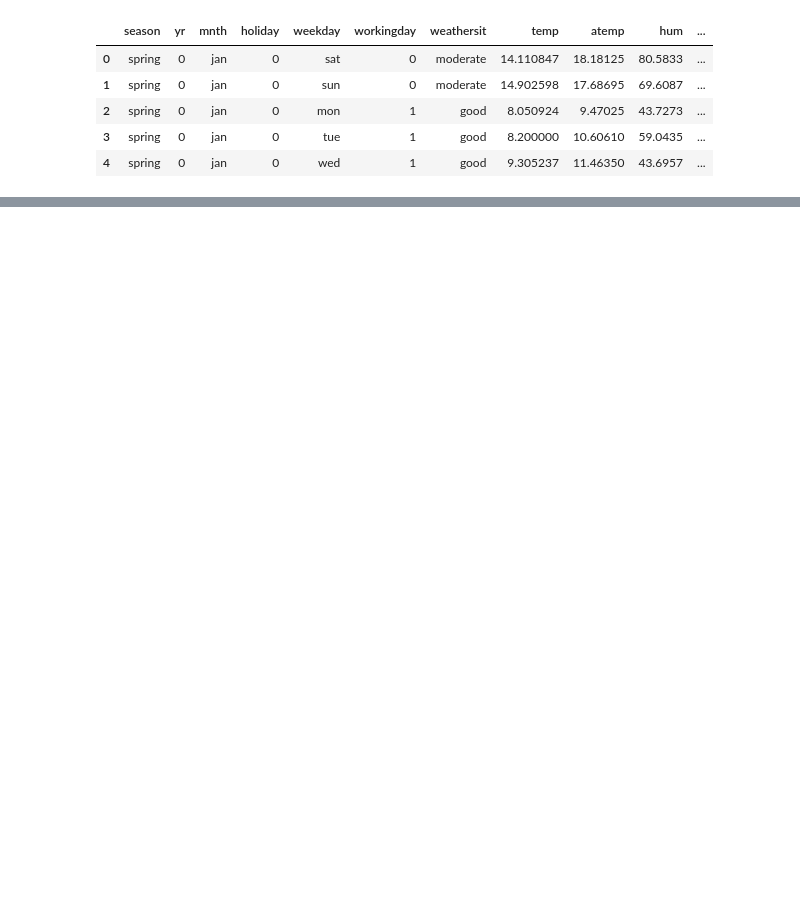
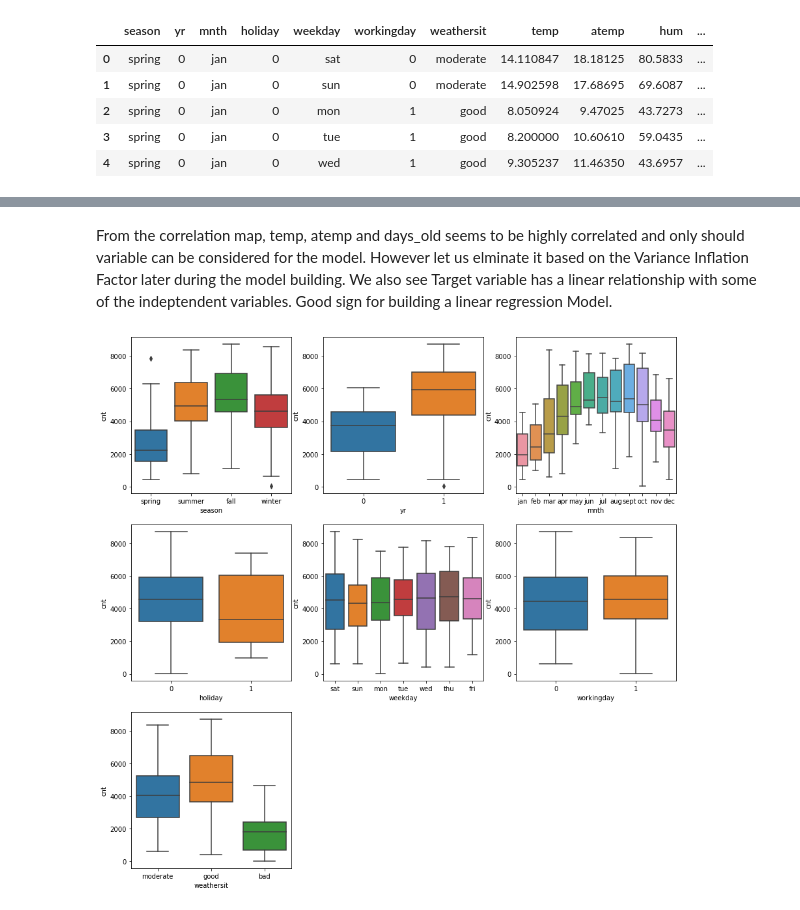
Before and after one commit to Lovababu-pindi/Linear_Regression_bike_sharing_assignment, a Jupyter notebook: Linear_Regression_bike_sharing_assignment.ipynb, the cells around one changed output, grey strips where cells are left out. Cells and saved outputs as stored; diff of their text form; code cells hidden in the pictures; blank space fills up the shorter version.

```diff
--- a/Linear_Regression_bike_sharing_assignment.ipynb
+++ b/Linear_Regression_bike_sharing_assignment.ipynb
@@ -184,0 +153,10 @@ for col in cols:
+# %%
+# Draw box plots for indepent variables with continuous values
+cols = ['temp', 'atemp', 'hum', 'windspeed']
+plt.figure(figsize=(18,4))
+
+i = 1
+for col in cols:
+    plt.subplot(1,4,i)
+    sns.boxplot(y=col, data=bike_sharing_data)
+    i+=1
@@ -208,0 +227,14 @@ bikeSharing_df.head()
+# %% [markdown]
+From the correlation map, temp, atemp and days_old seems to be highly correlated and only should variable can be considered for the model. However let us elminate it based on the Variance Inflation Factor later during the model building.
+We also see Target variable has a linear relationship with some of the indeptendent variables. Good sign for building a linear regression Model.
+# %%
+#Analysing Categorical Variabels with target variables
+# Boxplot for categorical variables to see demands
+vars_cat = ['season','yr','mnth','holiday','weekday','workingday','weathersit']
+plt.figure(figsize=(15, 15))
+for i in enumerate(vars_cat):
+    plt.subplot(3,3,i[0]+1)
+    sns.boxplot(data=bike_sharing_data, x=i[1], y='cnt')
+plt.show()
+# %% [output]
+[figure, added]
```
Also changed, not shown: parts of 110 cells of this notebook, 3 other files.
